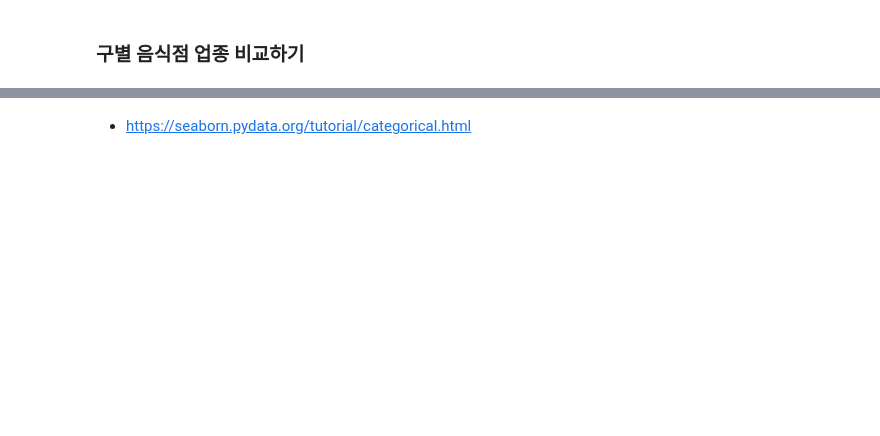
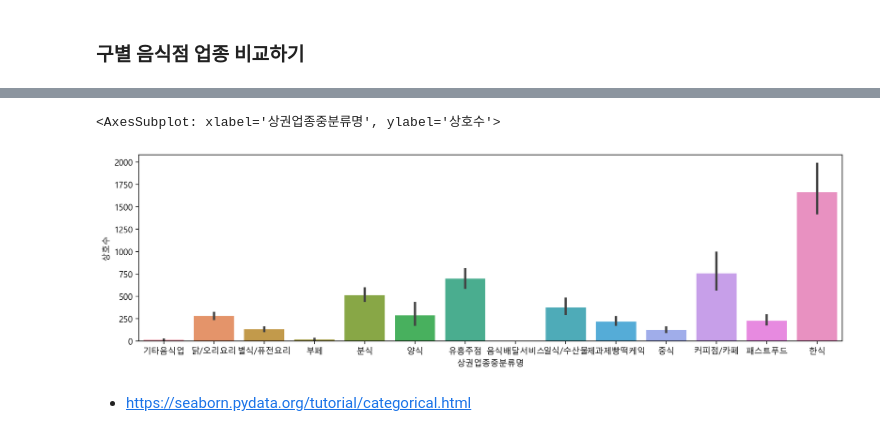
Before and after one commit to jamjamzo/open-data-analysis-basic, a Jupyter notebook: 02-store-eda-input.ipynb, the cells around one changed output, grey strips where cells are left out. Cells and saved outputs as stored; diff of their text form; code cells hidden in the pictures; blank space fills up the shorter version.

```diff
--- a/02-store-eda-input.ipynb
+++ b/02-store-eda-input.ipynb
@@ -829,0 +950,7 @@ Name: 상권업종대분류명, dtype: int64
+# %%
+# unstack()할 경우, pivot형태로 만들 수 있다.
+# 컬럼에 접근하기 쉽게 하기 위해 reset_index()를 할 수 있다.
+
+food = food_gu.reset_index()
+food = food.rename(columns={'상호명':'상호수'})
+food
@@ -830,2 +971,8 @@ Name: 상권업종대분류명, dtype: int64
+# %%
+plt.figure(figsize=(15,4))
+sns.barplot(data = food, x = '상권업종중분류명', y = '상호수')
+# %% [output]
+<AxesSubplot: xlabel='상권업종중분류명', ylabel='상호수'>
+[figure, added]
 # %% [markdown]
 * https://seaborn.pydata.org/tutorial/categorical.html
```
Also changed, not shown: parts of 40 cells of this notebook.
